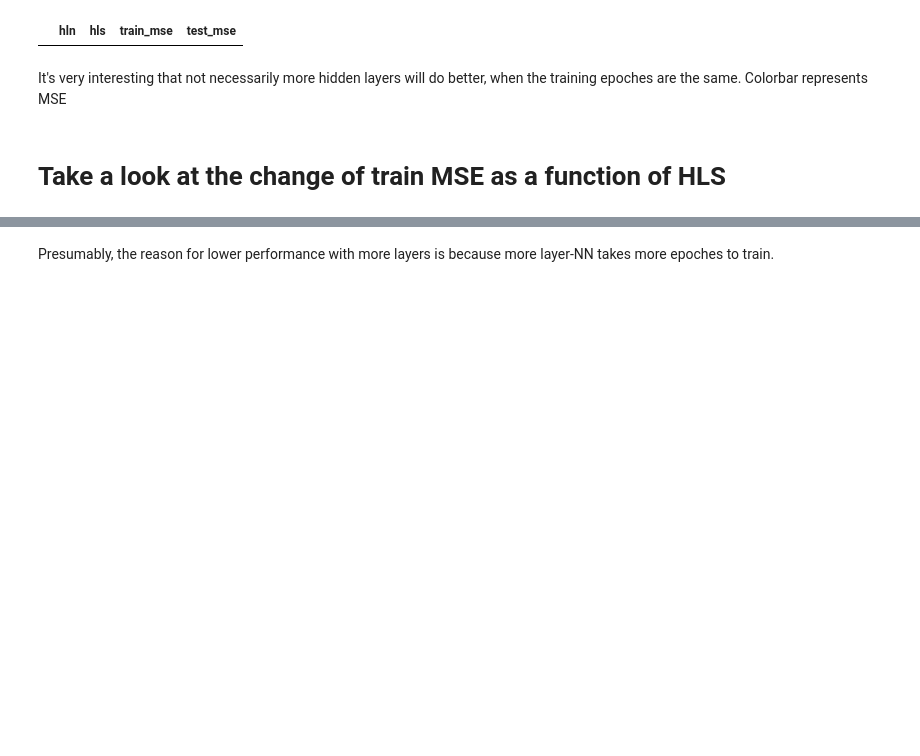
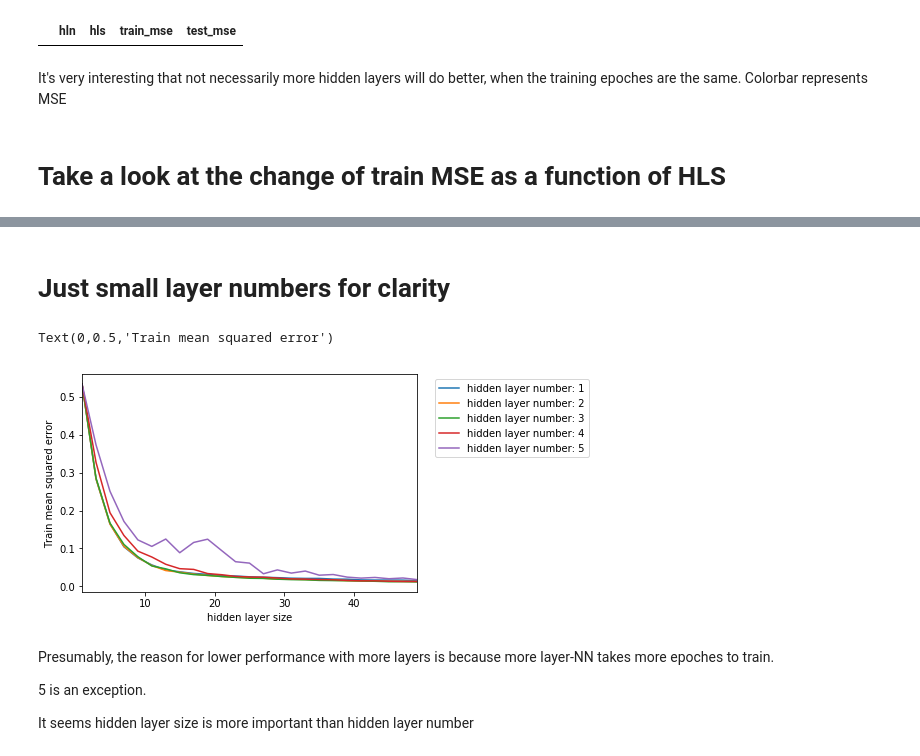
Before and after one commit to Wjh70301/berkeley-cs294, a Jupyter notebook: hw1/section-3-behavioral-cloning/tuning-hyperparameters-and-visualization/Tuning-hidden-layer-size-and-numbers-1000-epochs.ipynb, the cells around one changed output, grey strips where cells are left out. Saved outputs shown, nothing was run; the diff lists cells and outputs as text; code cells hidden in the pictures; blank space fills up the shorter version.

```diff
--- a/hw1/section-3-behavioral-cloning/tuning-hyperparameters-and-visualization/Tuning-hidden-layer-size-and-numbers-1000-epochs.ipynb
+++ b/hw1/section-3-behavioral-cloning/tuning-hyperparameters-and-visualization/Tuning-hidden-layer-size-and-numbers-1000-epochs.ipynb
@@ -74,2 +74,19 @@ ax.set_ylabel('Train mean squared error')
+# %% [markdown]
+# Just small layer numbers for clarity
+# %%
+ax = plt.axes()
+for k, grp in df.query('hln < 6').groupby('hln'):
+    grp.sort_values('hls').plot(x='hls', y='train_mse',
+                                label='hidden layer number: {0}'.format(grp.hln.unique()[0]), ax=ax)
+ax.legend(bbox_to_anchor=(1.04,1), loc="upper left")
+ax.set_xlabel('hidden layer size')
+ax.set_ylabel('Train mean squared error')
+# %% [output]
+Text(0,0.5,'Train mean squared error')
+[figure, added]
 # %% [markdown]
 Presumably, the reason for lower performance with more layers is because more layer-NN takes more epoches to train.
+
+5 is an exception.
+
+It seems hidden layer size is more important than hidden layer number
```
Also changed, not shown: parts of 2 cells of this notebook.
